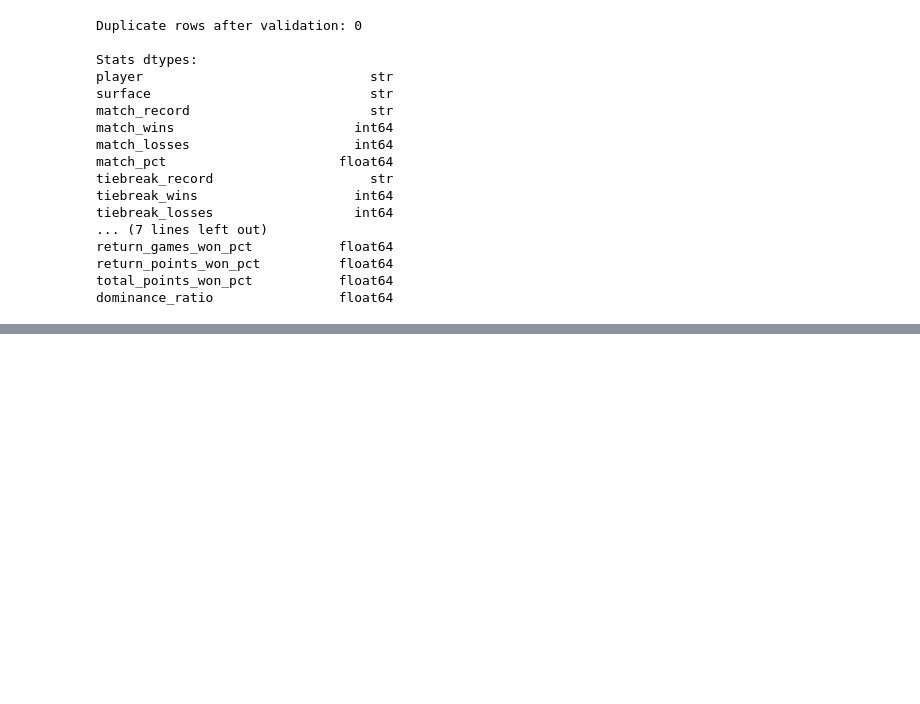
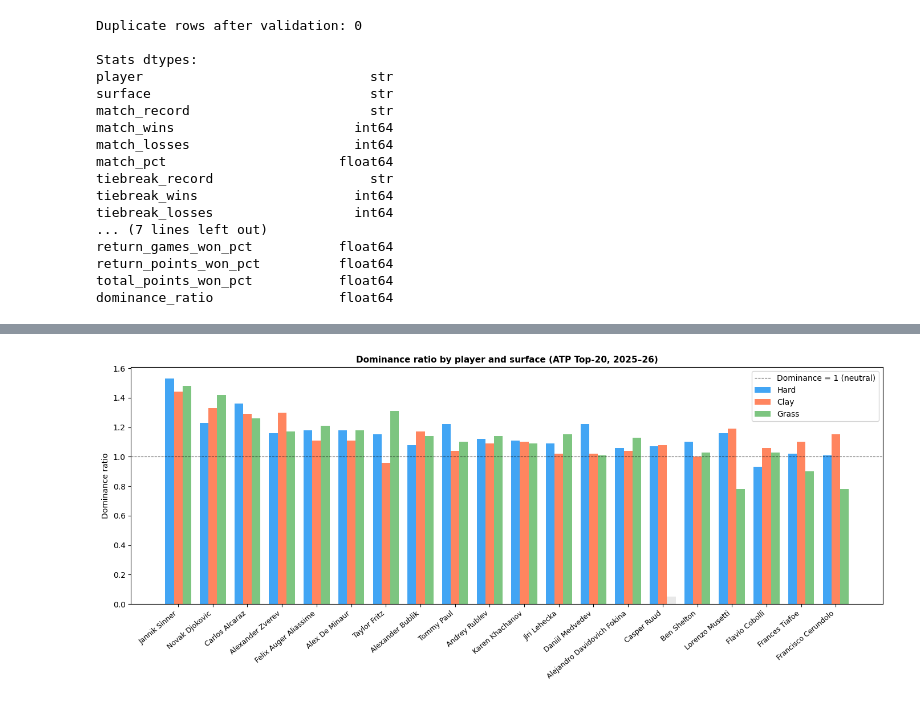
Before and after one commit to rubenk02/ProgrammingProject, a Jupyter notebook: analysis.ipynb, the cells around one changed output, grey strips where cells are left out. Cells and saved outputs as stored; diff of their text form; code cells hidden in the pictures; blank space fills up the shorter version.

```diff
--- a/analysis.ipynb
+++ b/analysis.ipynb
@@ -226,0 +405,32 @@ dominance_ratio                float64
+# %%
+players_ordered = dr_pivot[surfaces].mean(axis=1).sort_values(ascending=False).index
+dr_plot = dr_pivot.loc[players_ordered, surfaces]
+
+x = np.arange(len(players_ordered))
+width = 0.25
+colors = {"Hard": "#2196F3", "Clay": "#FF7043", "Grass": "#66BB6A"}
+
+fig, ax = plt.subplots(figsize=(14, 6))
+
+for i, surface in enumerate(surfaces):
+    vals = dr_plot[surface].values
+    bars = ax.bar(x + i * width, vals, width, label=surface,
+                  color=colors[surface], alpha=0.85)
+
+    # Grey out NaN bars visually
+    for j, v in enumerate(vals):
+        if np.isnan(v):
+            ax.bar(x[j] + i * width, 0.05, width, color="lightgrey", alpha=0.5)
+
+ax.axhline(1.0, color="black", linewidth=0.8, linestyle="--", alpha=0.6, label="Dominance = 1 (neutral)")
+ax.set_xticks(x + width)
+ax.set_xticklabels(players_ordered, rotation=40, ha="right", fontsize=9)
+ax.set_ylabel("Dominance ratio")
+ax.set_title("Dominance ratio by player and surface (ATP Top-20, 2025–26)",
+             fontsize=11, fontweight="bold")
+ax.legend()
+plt.tight_layout()
+plt.savefig("q2_dominance_ratio.png", dpi=150, bbox_inches="tight")
+plt.show()
+# %% [output]
+[figure, added]
```
Also changed, not shown: parts of 21 cells of this notebook, 5 other files.
